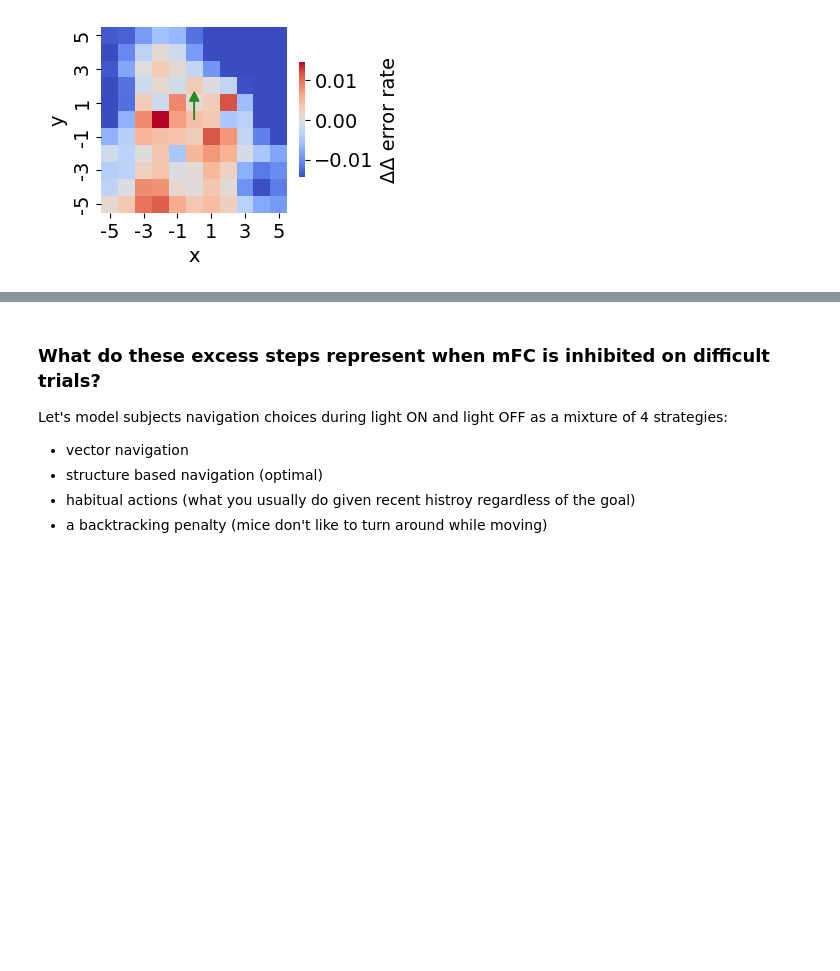
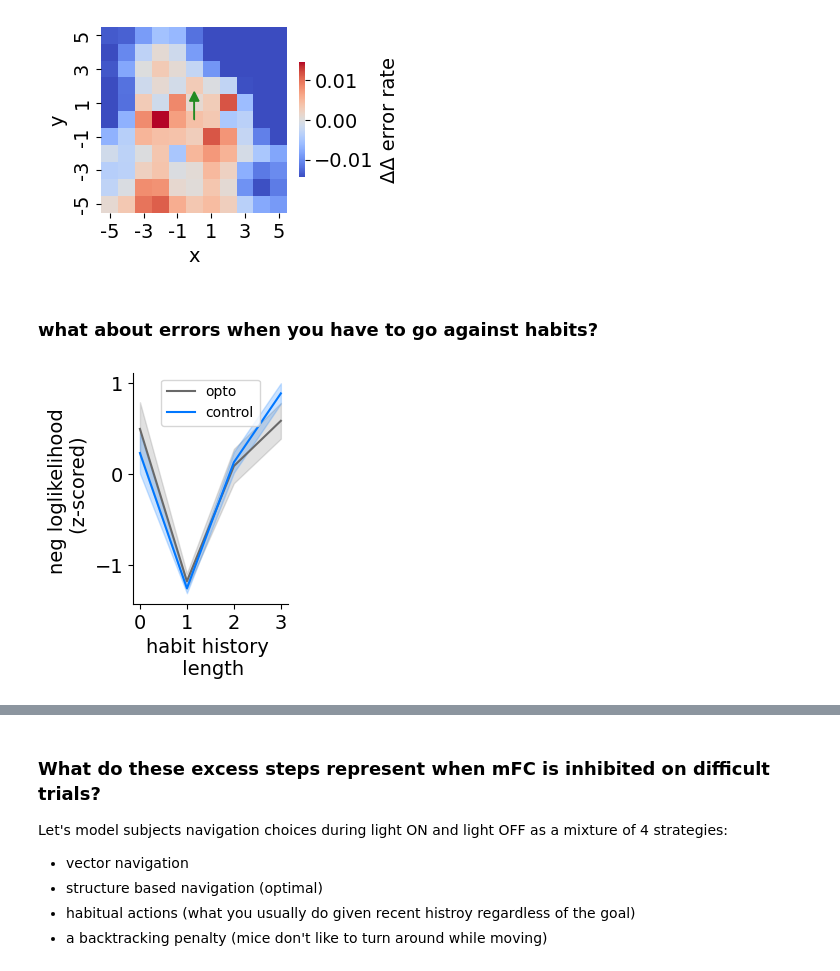
Before and after one commit to peterdoohan/goalNav_mFC-opto3, a Jupyter notebook: code/Notebooks/performance_metrics.ipynb, the cells around one changed output, grey strips where cells are left out. Drawn from its saved outputs; the diff is of its cells as text; code cells hidden in the pictures; blank space fills up the shorter version.

```diff
--- a/code/Notebooks/performance_metrics.ipynb
+++ b/code/Notebooks/performance_metrics.ipynb
@@ -373,3 +373,5 @@ for plt_as, colormap in zip(
 [figure]
 [figure]
 [figure]
+# %% [markdown]
+### what about errors when you have to go against habits?
@@ -375,0 +382,7 @@ for plt_as, colormap in zip(
+# %%
+## aside what histroy length best fits the data to define habits?
+strategies = ["vector", "structure", "habit", "backtracking_penalty"]
+NLL_df = oe.compare_habit_history_lengths(strategies=strategies, verbose=False)
+oe.plot_history_length_comparison(NLL_df)
+# %% [output]
+[figure, added]
```
Also changed, not shown: parts of 9 cells of this notebook, 2 other files.
